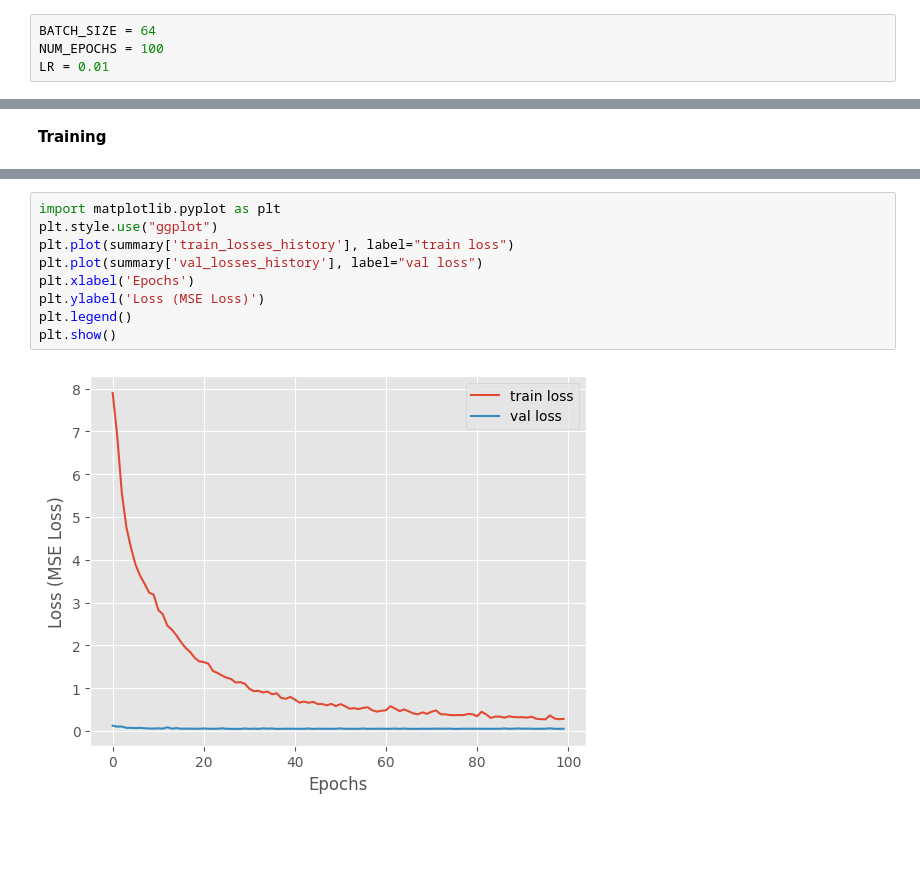
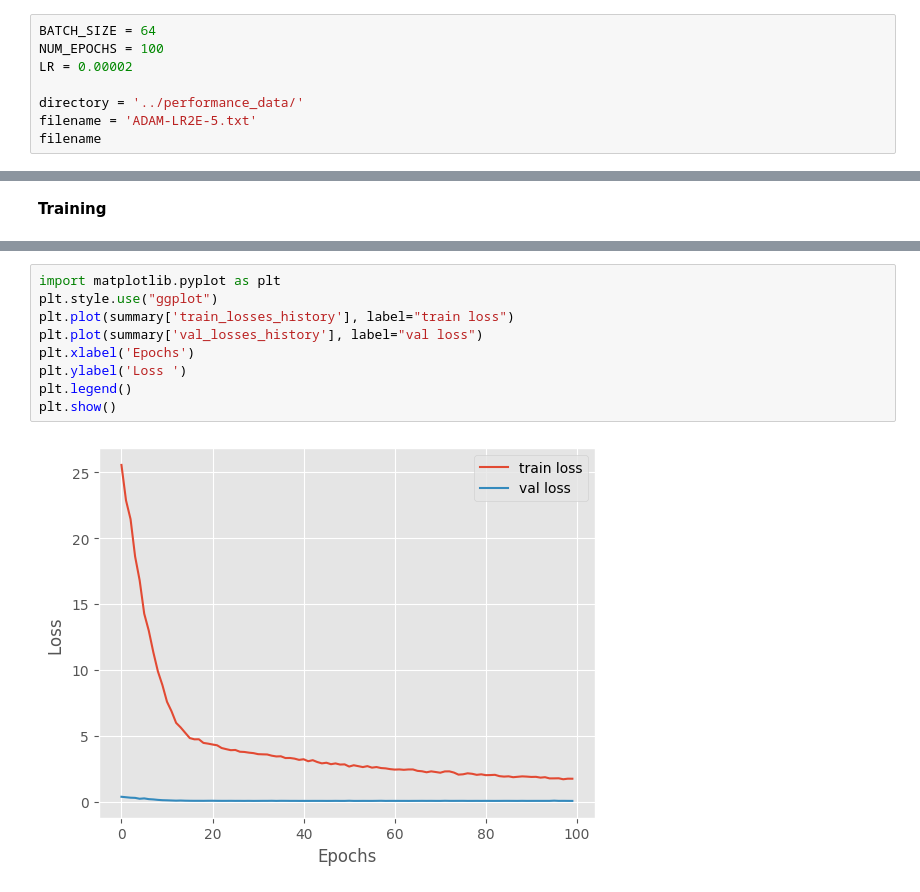
Before and after one commit to chriscamano/871_project, a Jupyter notebook: experiments/unet.ipynb, the cells around one changed output, grey strips where cells are left out. Cells and saved outputs as stored; diff of their text form; blank space fills up the shorter version.

```diff
--- a/experiments/unet.ipynb
+++ b/experiments/unet.ipynb
@@ -51,4 +51,8 @@ torch.manual_seed(seed_value)
 # %%
 BATCH_SIZE = 64
 NUM_EPOCHS = 100
-LR = 0.01
+LR = 0.00002
+
+directory = '../performance_data/'
+filename = 'ADAM-LR2E-5.txt'
+filename
@@ -279,14 +273,14 @@ summary
 # %%
 import matplotlib.pyplot as plt
 plt.style.use("ggplot")
 plt.plot(summary['train_losses_history'], label="train loss")
 plt.plot(summary['val_losses_history'], label="val loss")
 plt.xlabel('Epochs')
-plt.ylabel('Loss (MSE Loss)')
+plt.ylabel('Loss ')
 plt.legend()
 plt.show()
 # %% [output]
-[figure, old version]
+[figure, new version]
 # %%
 plt.style.use("ggplot")
 plt.plot(summary['train_corrects_history'], label="train accuracy")
```
Also changed, not shown: parts of 6 cells of this notebook, 6 other files.
